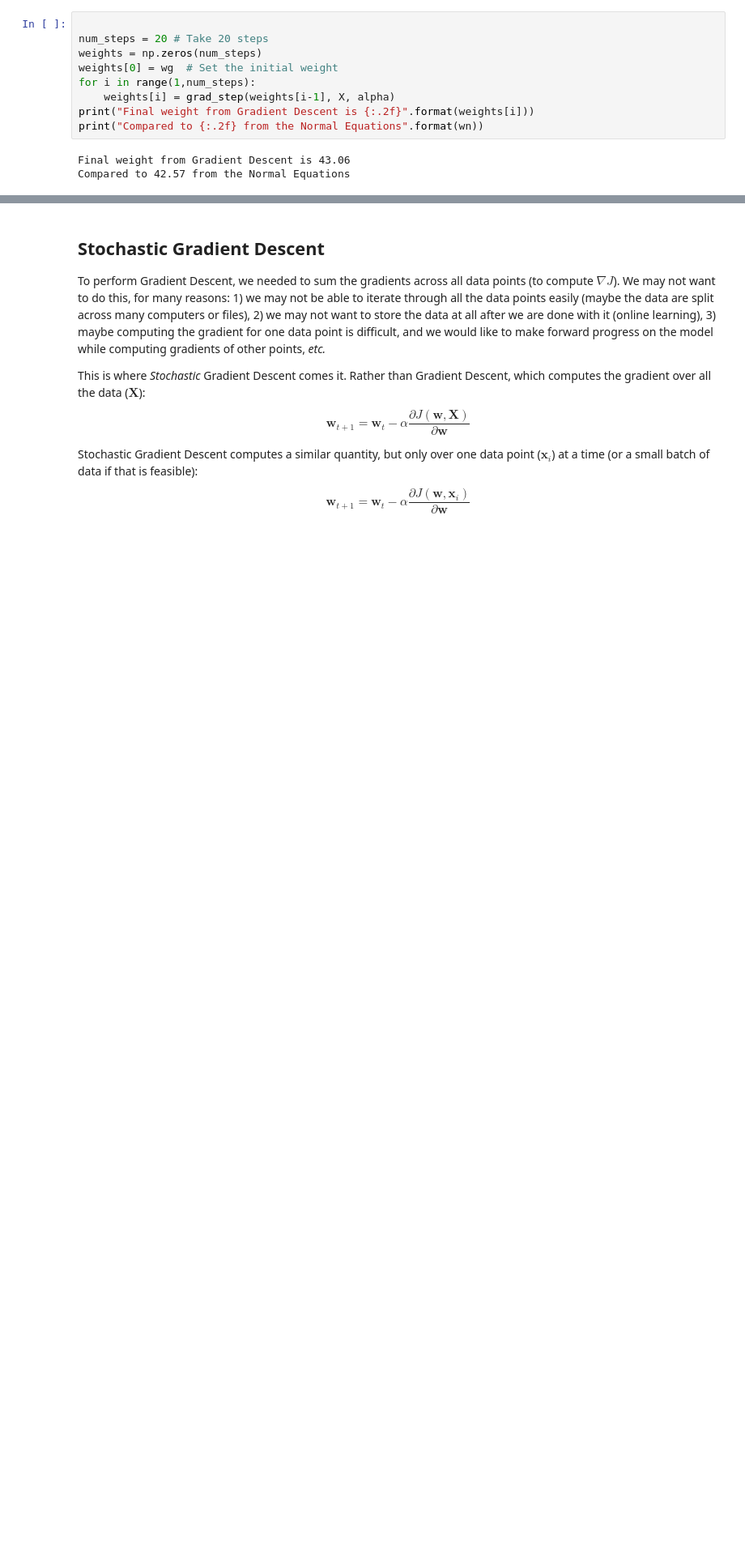
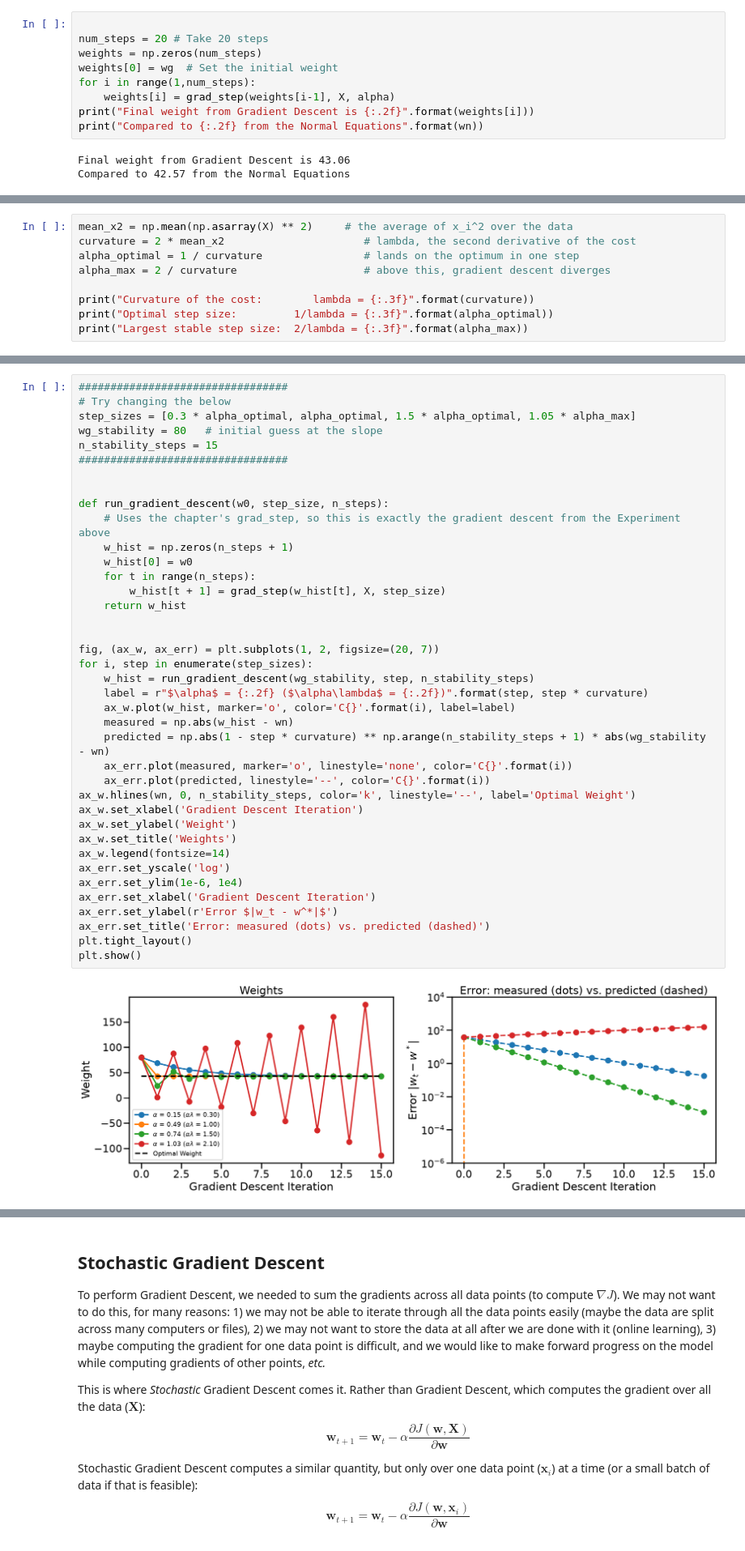
Before and after one commit to IDEALLab/ML4ME_Textbook, a Jupyter notebook: notebooks/supervised_linear_models.ipynb, the cells around one changed output, grey strips where cells are left out. Shown at 81% size. Drawn from its saved outputs; the diff is of its cells as text; blank space fills up the shorter version.

```diff
--- a/notebooks/supervised_linear_models.ipynb
+++ b/notebooks/supervised_linear_models.ipynb
@@ -202,0 +259,9 @@ gd_weights = weights
+# %%
+mean_x2 = np.mean(np.asarray(X) ** 2)     # the average of x_i^2 over the data
+curvature = 2 * mean_x2                      # lambda, the second derivative of the cost
+alpha_optimal = 1 / curvature                # lands on the optimum in one step
+alpha_max = 2 / curvature                    # above this, gradient descent diverges
+
+print("Curvature of the cost:        lambda = {:.3f}".format(curvature))
+print("Optimal step size:         1/lambda = {:.3f}".format(alpha_optimal))
+print("Largest stable step size:  2/lambda = {:.3f}".format(alpha_max))
@@ -202,0 +274,41 @@ gd_weights = weights
+# %%
+#################################
+# Try changing the below
+step_sizes = [0.3 * alpha_optimal, alpha_optimal, 1.5 * alpha_optimal, 1.05 * alpha_max]
+wg_stability = 80   # initial guess at the slope
+n_stability_steps = 15
+#################################
+
+
+def run_gradient_descent(w0, step_size, n_steps):
+    # Uses the chapter's grad_step, so this is exactly the gradient descent from the Experiment above
+    w_hist = np.zeros(n_steps + 1)
+    w_hist[0] = w0
+    for t in range(n_steps):
+        w_hist[t + 1] = grad_step(w_hist[t], X, step_size)
+    return w_hist
+
+
+fig, (ax_w, ax_err) = plt.subplots(1, 2, figsize=(20, 7))
+for i, step in enumerate(step_sizes):
+    w_hist = run_gradient_descent(wg_stability, step, n_stability_steps)
+    label = r"$\alpha$ = {:.2f} ($\alpha\lambda$ = {:.2f})".format(step, step * curvature)
+    ax_w.plot(w_hist, marker='o', color='C{}'.format(i), label=label)
+    measured = np.abs(w_hist - wn)
+    predicted = np.abs(1 - step * curvature) ** np.arange(n_stability_steps + 1) * abs(wg_stability - wn)
+    ax_err.plot(measured, marker='o', linestyle='none', color='C{}'.format(i))
+    ax_err.plot(predicted, linestyle='--', color='C{}'.format(i))
+ax_w.hlines(wn, 0, n_stability_steps, color='k', linestyle='--', label='Optimal Weight')
+ax_w.set_xlabel('Gradient Descent Iteration')
+ax_w.set_ylabel('Weight')
+ax_w.set_title('Weights')
+ax_w.legend(fontsize=14)
+ax_err.set_yscale('log')
+ax_err.set_ylim(1e-6, 1e4)
+ax_err.set_xlabel('Gradient Descent Iteration')
+ax_err.set_ylabel(r'Error $|w_t - w^*|$')
+ax_err.set_title('Error: measured (dots) vs. predicted (dashed)')
+plt.tight_layout()
+plt.show()
+# %% [output]
+[figure, added]
```
Also changed, not shown: parts of 49 cells of this notebook, 2 other files.
